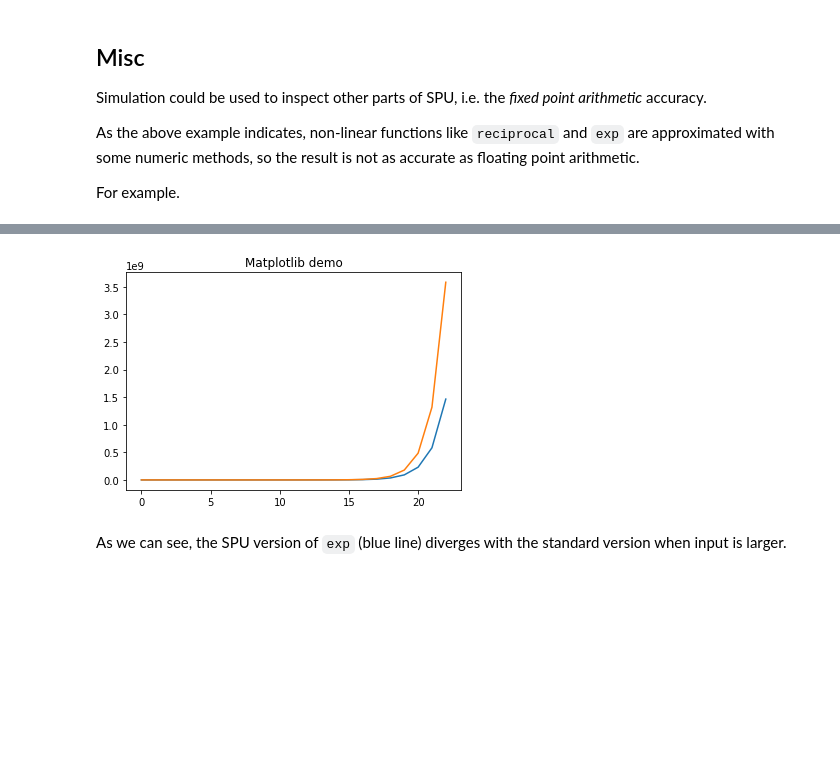
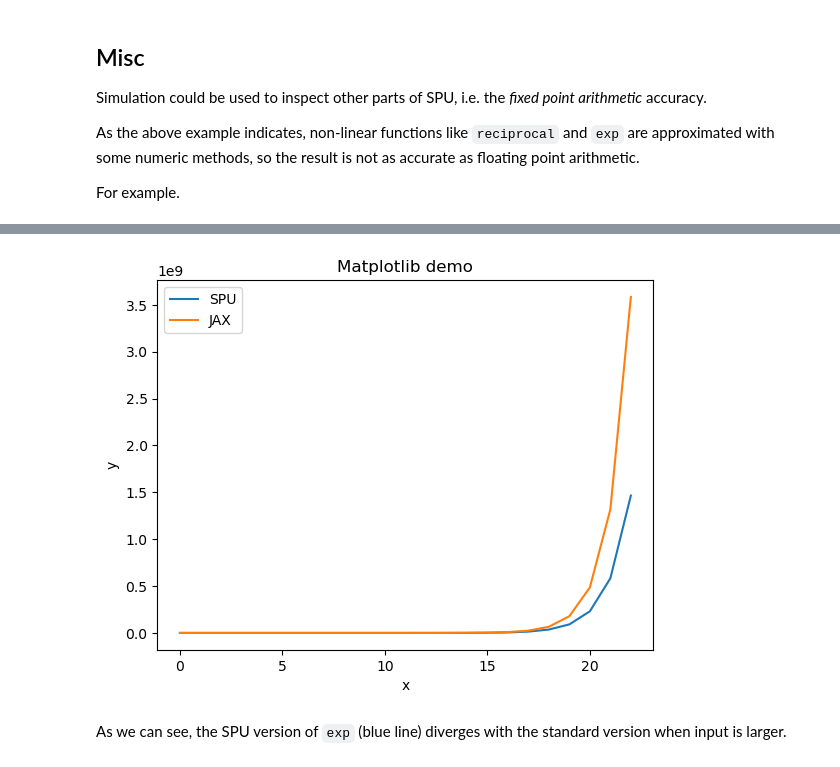
Before and after one commit to secretflow/spu, a Jupyter notebook: docs/getting_started/tutorials/spu_inside.ipynb, the cells around one changed output, grey strips where cells are left out. Cells and saved outputs as stored; diff of their text form; code cells hidden in the pictures; blank space fills up the shorter version.

Commit message:
docs: add plot legend for SPU inside

```diff
--- a/docs/getting_started/tutorials/spu_inside.ipynb
+++ b/docs/getting_started/tutorials/spu_inside.ipynb
@@ -231,18 +246,21 @@ For example.
 # %%
 from matplotlib import pyplot as plt
 
 simulator = pps.Simulator.simple(3, protocol, spu.FieldType.FM128)
 spu_exp = pps.sim_jax(simulator, jnp.exp)
 
 x = np.arange(0.,23.)
 spu_y = spu_exp(x)
 jax_y = jnp.exp(x)
 plt.title("Matplotlib demo")
-plt.plot(x,spu_y)
-plt.plot(x,jax_y)
+plt.plot(x,spu_y, label="SPU")
+plt.plot(x,jax_y, label="JAX")
+plt.xlabel("x")
+plt.ylabel("y")
+plt.legend()
 plt.show()
 # %% [output]
-[figure, old version]
+[figure, new version]
 # %% [markdown]
 As we can see, the SPU version of `exp` (blue line) diverges with the standard version when input is larger.
 # %% [markdown]
```
Also changed, not shown: parts of 4 cells of this notebook.
